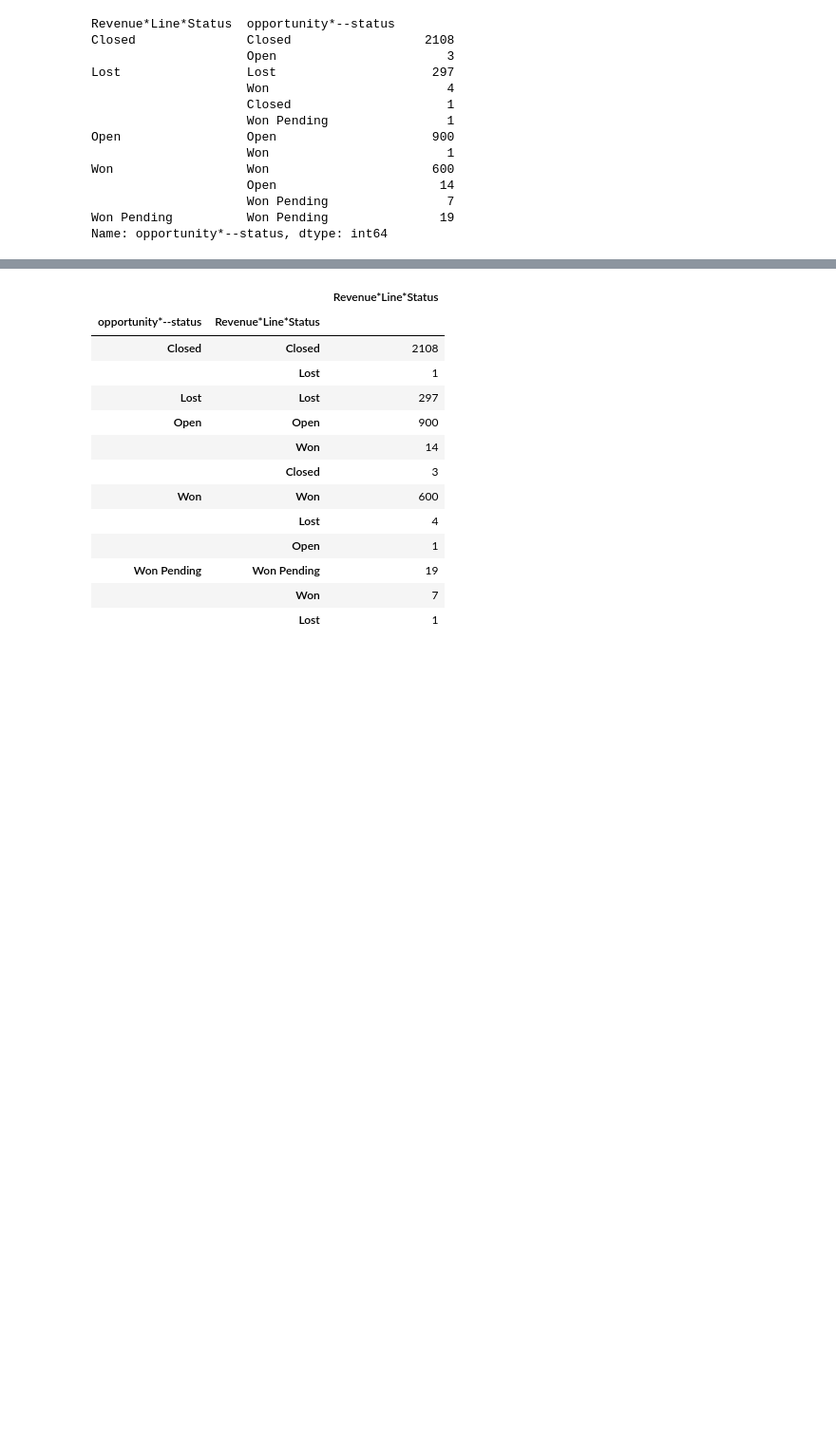
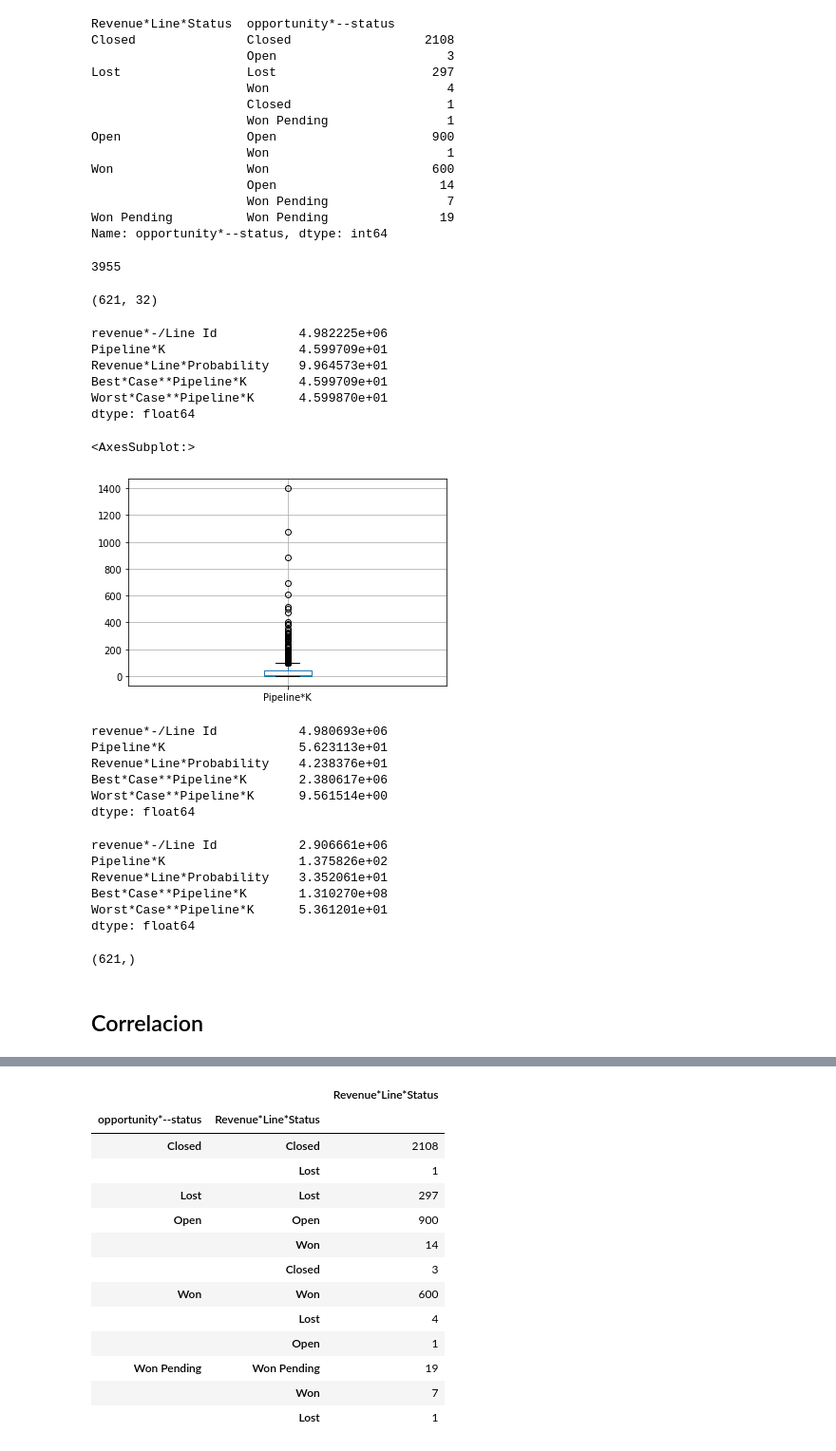
Before and after one commit to ldlasso2/oraclesolution, a Jupyter notebook: Solucion.ipynb, the cells around one changed output, grey strips where cells are left out. Shown: that part at 95% size. Cells and saved outputs as stored; diff of their text form; code cells hidden in the pictures; blank space fills up the shorter version.

```diff
--- a/Solucion.ipynb
+++ b/Solucion.ipynb
@@ -286,3 +374,27 @@ Won                  Won                      600
                      Won Pending                7
 Won Pending          Won Pending               19
 Name: opportunity*--status, dtype: int64
+# %%
+won = (df['Revenue*Line*Status'] == 'Won')
+len(won)
+# %% [output]
+3955
+# %%
+df_won = df[won]
+df_won.shape
+# %% [output]
+(621, 32)
+# %%
+df_won.mean(axis=0, numeric_only=True)
+# %% [output]
+revenue*-/Line Id           4.982225e+06
+Pipeline*K                  4.599709e+01
+Revenue*Line*Probability    9.964573e+01
+Best*Case**Pipeline*K       4.599709e+01
+Worst*Case**Pipeline*K      4.599870e+01
+dtype: float64
+# %%
+df_won.boxplot(column=['Pipeline*K'])
+# %% [output]
+<AxesSubplot:>
+[figure, added]
@@ -288,0 +405,18 @@ Name: opportunity*--status, dtype: int64
+# %%
+df_stable.mean(axis=0, numeric_only=True)
+# %% [output]
+revenue*-/Line Id           4.980693e+06
+Pipeline*K                  5.623113e+01
+Revenue*Line*Probability    4.238376e+01
+Best*Case**Pipeline*K       2.380617e+06
+Worst*Case**Pipeline*K      9.561514e+00
+dtype: float64
+# %%
+df_stable.std(axis=0, numeric_only=True)
+# %% [output]
+revenue*-/Line Id           2.906661e+06
+Pipeline*K                  1.375826e+02
+Revenue*Line*Probability    3.352061e+01
+Best*Case**Pipeline*K       1.310270e+08
+Worst*Case**Pipeline*K      5.361201e+01
+dtype: float64
@@ -288,0 +425,6 @@ Name: opportunity*--status, dtype: int64
+# %%
+prueba_won.shape
+# %% [output]
+(621,)
+# %% [markdown]
+## Correlacion
```
Also changed, not shown: parts of 78 cells of this notebook.
